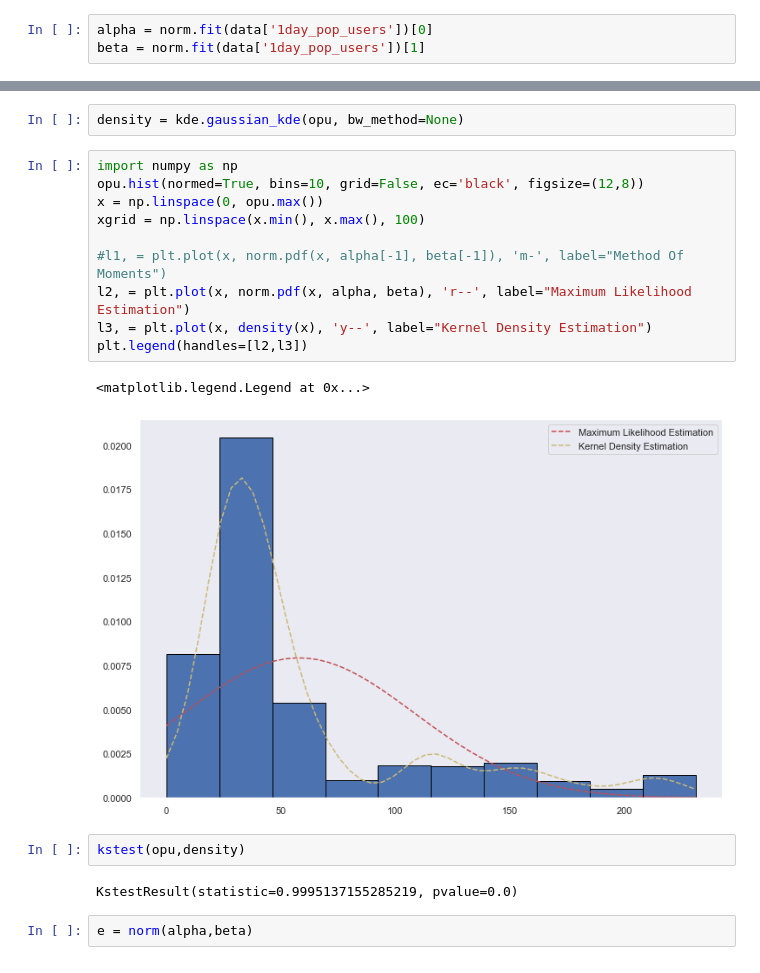
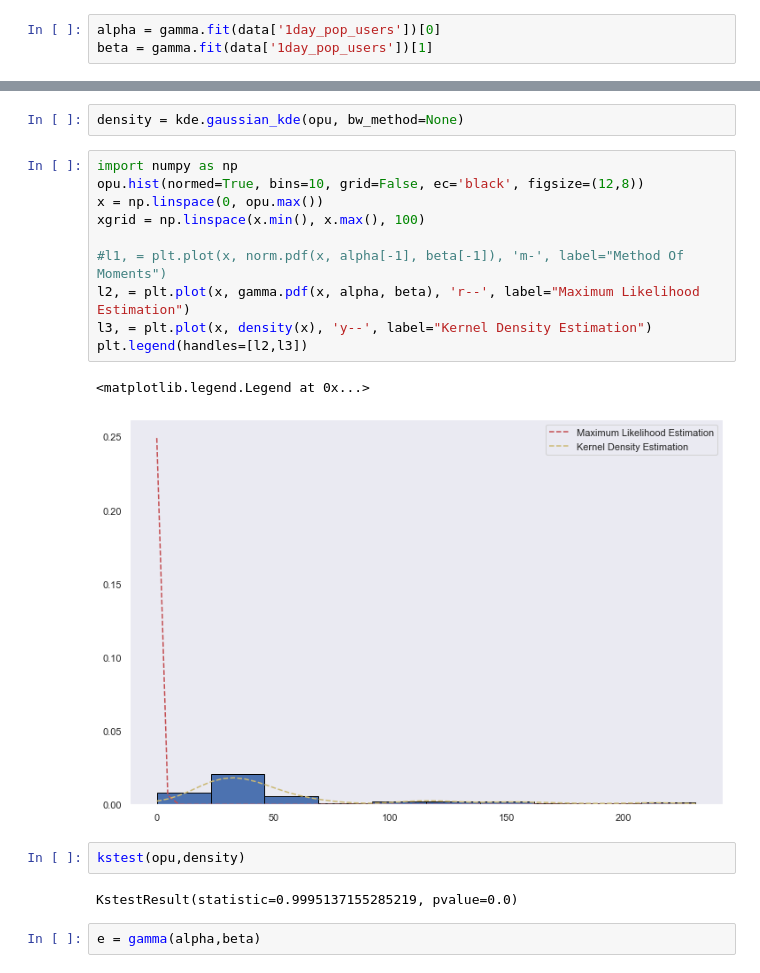
Before and after one commit to UNCG-CSE/G_Suite_Metrics, a Jupyter notebook: src/Henry/Gmail Analysis/1day_pop_users.ipynb, the cells around one changed output, grey strips where cells are left out. Drawn from its saved outputs; the diff is of its cells as text.

```diff
--- a/src/Henry/Gmail Analysis/1day_pop_users.ipynb
+++ b/src/Henry/Gmail Analysis/1day_pop_users.ipynb
@@ -87,8 +87,8 @@ data.loc['2019'].plot()
 <matplotlib.axes._subplots.AxesSubplot at 0x...>
 [figure]
 # %%
-alpha = norm.fit(data['1day_pop_users'])[0]
-beta = norm.fit(data['1day_pop_users'])[1]
+alpha = gamma.fit(data['1day_pop_users'])[0]
+beta = gamma.fit(data['1day_pop_users'])[1]
 # %%
 opu = data['1day_pop_users']
 # %%
@@ -96,22 +96,22 @@ density = kde.gaussian_kde(opu, bw_method=None)
 # %%
 import numpy as np
 opu.hist(normed=True, bins=10, grid=False, ec='black', figsize=(12,8))
 x = np.linspace(0, opu.max())
 xgrid = np.linspace(x.min(), x.max(), 100)
 
 #l1, = plt.plot(x, norm.pdf(x, alpha[-1], beta[-1]), 'm-', label="Method Of Moments")
-l2, = plt.plot(x, norm.pdf(x, alpha, beta), 'r--', label="Maximum Likelihood Estimation")
+l2, = plt.plot(x, gamma.pdf(x, alpha, beta), 'r--', label="Maximum Likelihood Estimation")
 l3, = plt.plot(x, density(x), 'y--', label="Kernel Density Estimation")
 plt.legend(handles=[l2,l3])
 # %% [output]
 <matplotlib.legend.Legend at 0x...>
-[figure, old version]
+[figure, new version]
 # %%
 kstest(opu,density)
 # %% [output]
 KstestResult(statistic=0.9995137155285219, pvalue=0.0)
 # %%
-e = norm(alpha,beta)
+e = gamma(alpha,beta)
 # %%
 kstest(opu,e.pdf)
 # %% [output]
```
Also changed, not shown: parts of 2 cells of this notebook, 1 other file.
